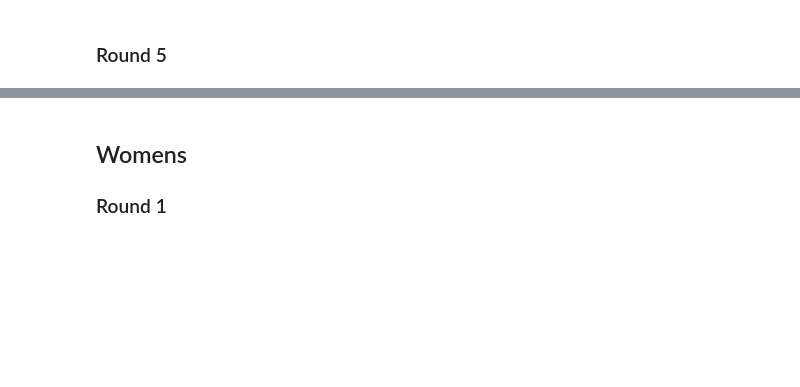
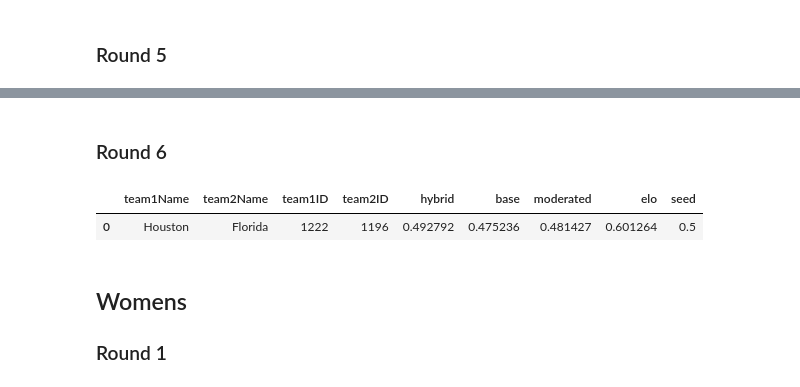
Before and after one commit to nwbvt/marchmadness2025, a Jupyter notebook: MarchMadness.ipynb, the cells around one changed output, grey strips where cells are left out. Saved outputs shown, nothing was run; the diff lists cells and outputs as text; code cells hidden in the pictures; blank space fills up the shorter version.

```diff
--- a/MarchMadness.ipynb
+++ b/MarchMadness.ipynb
@@ -702,3 +658,11 @@ model.gen_round_df(dataset, mens_round_5, models)
+# %% [markdown]
+### Round 6
+# %%
+mens_round_6 = [[1222,1196,'M']]
+model.gen_round_df(dataset, mens_round_6, models)
+# %% [output]
+|  | team1Name | team2Name | team1ID | team2ID | hybrid | base | moderated | elo | seed |
+| 0 | Houston | Florida | 1222 | 1196 | 0.492792 | 0.475236 | 0.481427 | 0.601264 | 0.5 |
 # %% [markdown]
 ## Womens
 ### Round 1
```
Also changed, not shown: parts of 12 cells of this notebook.
